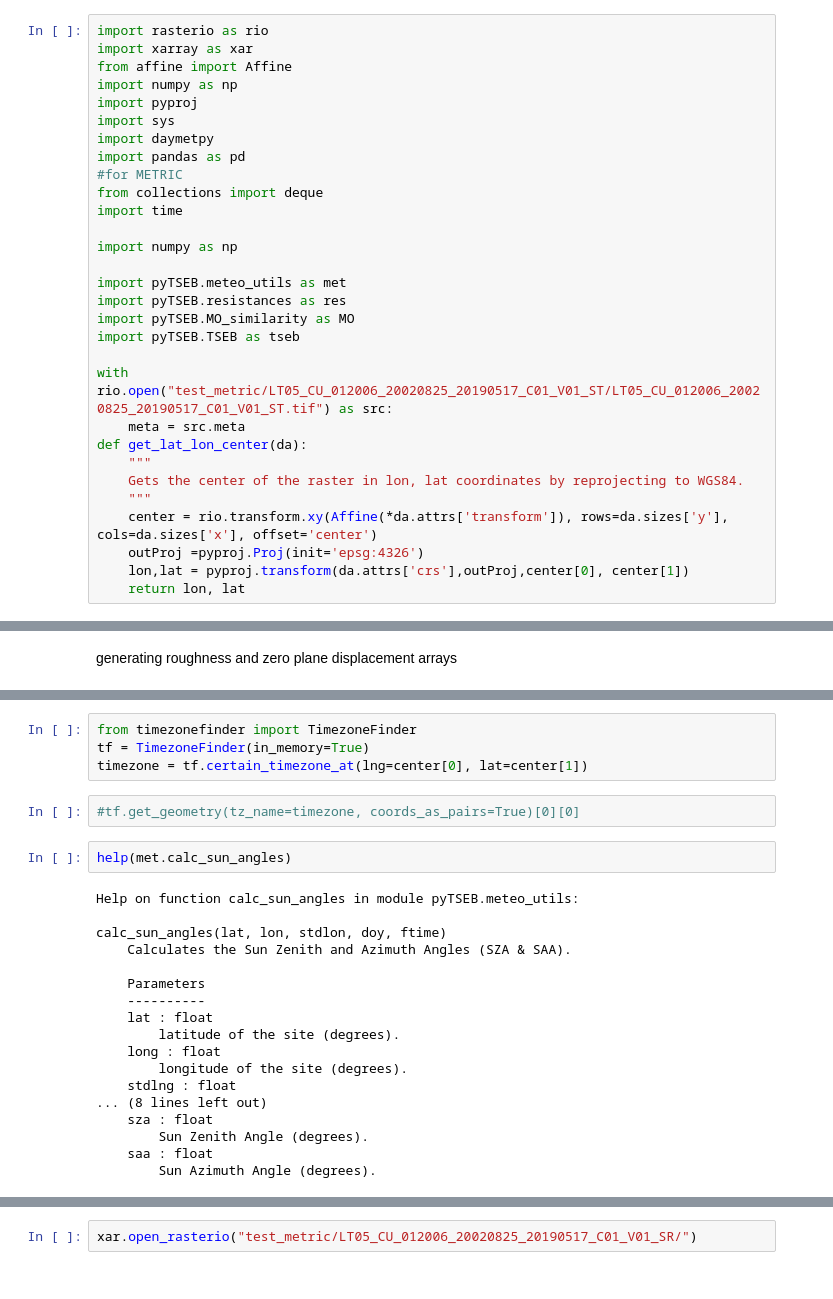
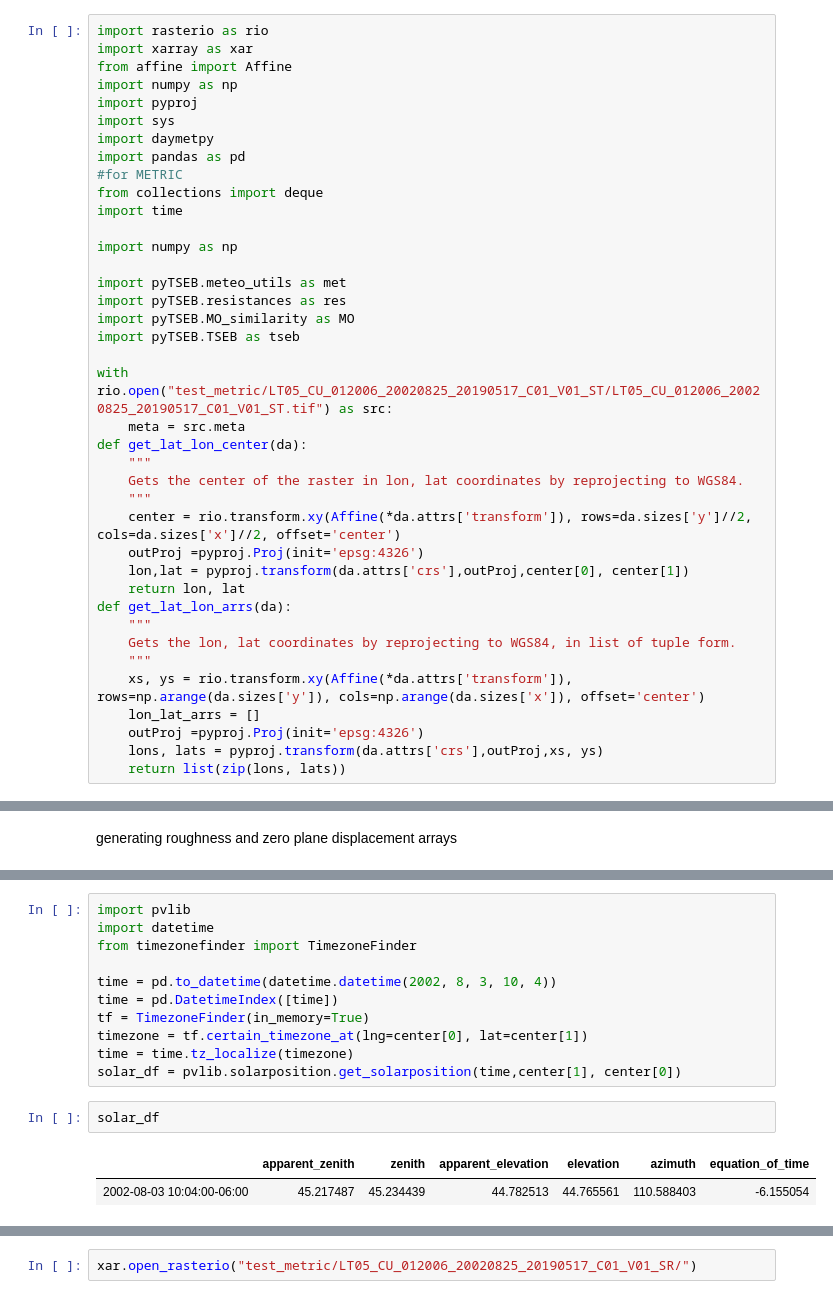
Before and after one commit to ecohydro/Mask_RCNN, a Jupyter notebook: notebooks/metric.ipynb, the cells around one changed output, grey strips where cells are left out. Cells and saved outputs as stored; diff of their text form.

Commit message:
solar position funcs for diffuse, direct calcs

```diff
--- a/notebooks/metric.ipynb
+++ b/notebooks/metric.ipynb
@@ -26,10 +26,19 @@ def get_lat_lon_center(da):
     """
     Gets the center of the raster in lon, lat coordinates by reprojecting to WGS84.
     """
-    center = rio.transform.xy(Affine(*da.attrs['transform']), rows=da.sizes['y'], cols=da.sizes['x'], offset='center')
+    center = rio.transform.xy(Affine(*da.attrs['transform']), rows=da.sizes['y']//2, cols=da.sizes['x']//2, offset='center')
     outProj =pyproj.Proj(init='epsg:4326')
     lon,lat = pyproj.transform(da.attrs['crs'],outProj,center[0], center[1])
     return lon, lat
+def get_lat_lon_arrs(da):
+    """
+    Gets the lon, lat coordinates by reprojecting to WGS84, in list of tuple form.
+    """
+    xs, ys = rio.transform.xy(Affine(*da.attrs['transform']), rows=np.arange(da.sizes['y']), cols=np.arange(da.sizes['x']), offset='center')
+    lon_lat_arrs = []
+    outProj =pyproj.Proj(init='epsg:4326')
+    lons, lats = pyproj.transform(da.attrs['crs'],outProj,xs, ys)
+    return list(zip(lons, lats))
 # %%
 # test vars
 Tr_K = xar.open_rasterio("test_metric/LT05_CU_012006_20020825_20190517_C01_V01_ST/LT05_CU_012006_20020825_20190517_C01_V01_ST.tif")
@@ -79,26 +102,16 @@ generating roughness and zero plane displacement arrays
 # %%
+import pvlib
+import datetime
 from timezonefinder import TimezoneFinder
+
+time = pd.to_datetime(datetime.datetime(2002, 8, 3, 10, 4))
+time = pd.DatetimeIndex([time])
 tf = TimezoneFinder(in_memory=True)
 timezone = tf.certain_timezone_at(lng=center[0], lat=center[1])
+time = time.tz_localize(timezone)
+solar_df = pvlib.solarposition.get_solarposition(time,center[1], center[0])
-# %%
-#tf.get_geometry(tz_name=timezone, coords_as_pairs=True)[0][0]
-# %%
-help(met.calc_sun_angles)
-# %% [output]
-Help on function calc_sun_angles in module pyTSEB.meteo_utils:
-
-calc_sun_angles(lat, lon, stdlon, doy, ftime)
-    Calculates the Sun Zenith and Azimuth Angles (SZA & SAA).
-
-    Parameters
-    ----------
-    lat : float
-        latitude of the site (degrees).
-    long : float
-        longitude of the site (degrees).
-    stdlng : float
-... (8 lines left out)
-    sza : float
-        Sun Zenith Angle (degrees).
-    saa : float
-        Sun Azimuth Angle (degrees).
+# %%
+solar_df
+# %% [output]
+|  | apparent_zenith | zenith | apparent_elevation | elevation | azimuth | equation_of_time |
+| 2002-08-03 10:04:00-06:00 | 45.217487 | 45.234439 | 44.782513 | 44.765561 | 110.588403 | -6.155054 |
```
Also changed, not shown: parts of 6 cells of this notebook.
